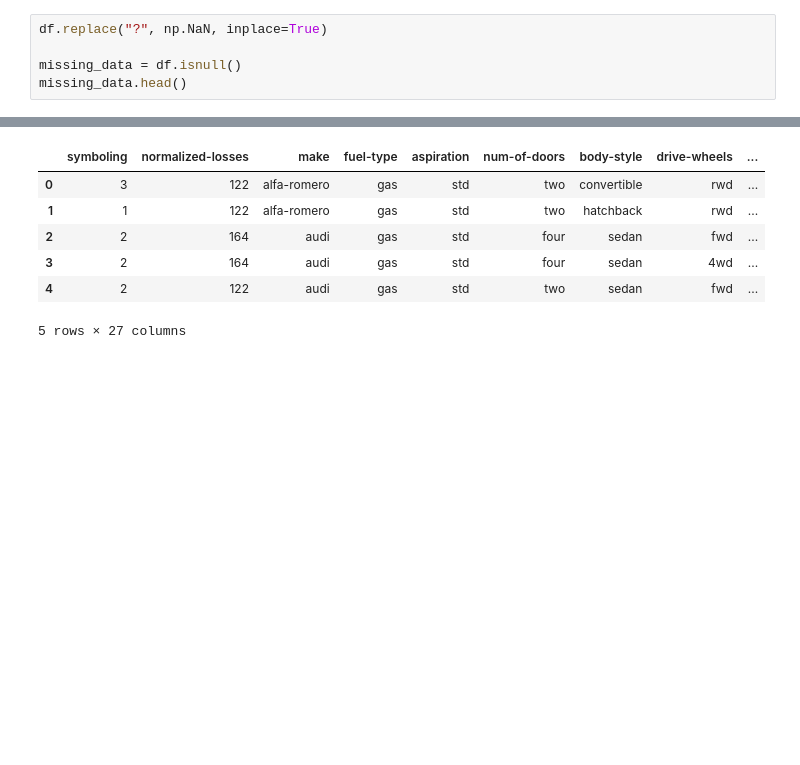
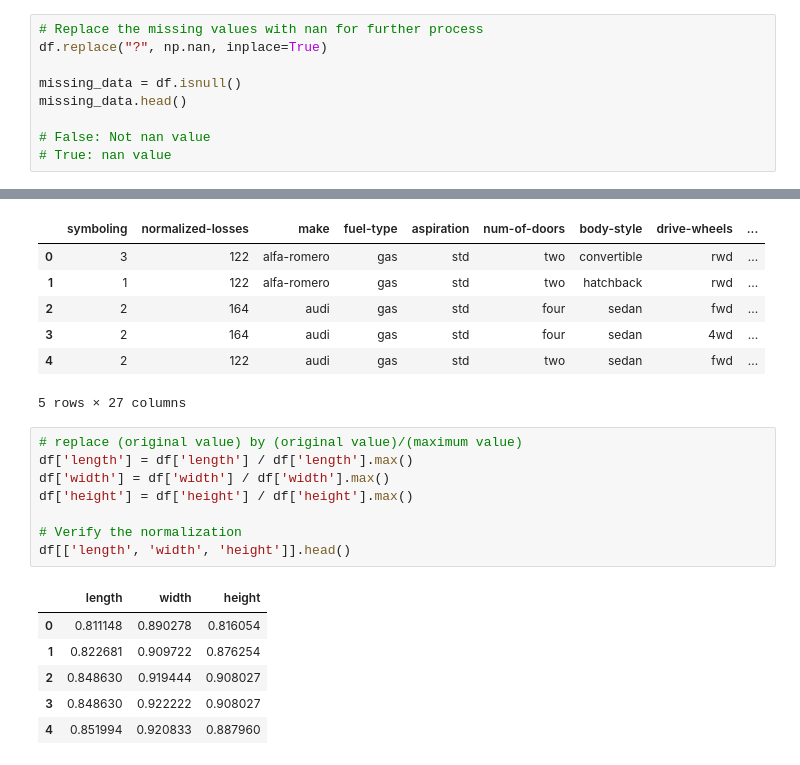
Before and after one commit to DUY2602/IBM-Data-Science, a Jupyter notebook: 7. Data Analysis with Python/Data wrangling/cars_pricing.ipynb, the cells around one changed output, grey strips where cells are left out. Saved outputs shown, nothing was run; the diff lists cells and outputs as text; blank space fills up the shorter version.

```diff
--- a/7. Data Analysis with Python/Data wrangling/cars_pricing.ipynb
+++ b/7. Data Analysis with Python/Data wrangling/cars_pricing.ipynb
@@ -30,10 +31,14 @@ df.columns = headers
 df.head()
 df.to_csv('cars.csv')
 # %%
-df.replace("?", np.NaN, inplace=True)
+# Replace the missing values with nan for further process
+df.replace("?", np.nan, inplace=True)
 
 missing_data = df.isnull()
 missing_data.head()
+
+# False: Not nan value
+# True: nan value
 # %% [output]
 |  | symboling | normalized-losses | make | fuel-type | aspiration | num-of-doors | body-style | drive-wheels | ... |
 | 0 | False | True | False | False | False | False | False | False | ... |
@@ -269,3 +296,18 @@ df.head()
 | 3 | 2 | 164 | audi | gas | std | four | sedan | 4wd | ... |
 | 4 | 2 | 122 | audi | gas | std | two | sedan | fwd | ... |
 5 rows × 27 columns
+# %%
+# replace (original value) by (original value)/(maximum value)
+df['length'] = df['length'] / df['length'].max()
+df['width'] = df['width'] / df['width'].max()
+df['height'] = df['height'] / df['height'].max()
+
+# Verify the normalization
+df[['length', 'width', 'height']].head()
+# %% [output]
+|  | length | width | height |
+| 0 | 0.811148 | 0.890278 | 0.816054 |
+| 1 | 0.822681 | 0.909722 | 0.876254 |
+| 2 | 0.848630 | 0.919444 | 0.908027 |
+| 3 | 0.848630 | 0.922222 | 0.908027 |
+| 4 | 0.851994 | 0.920833 | 0.887960 |
```
Also changed, not shown: parts of 12 cells of this notebook, 1 other file.
